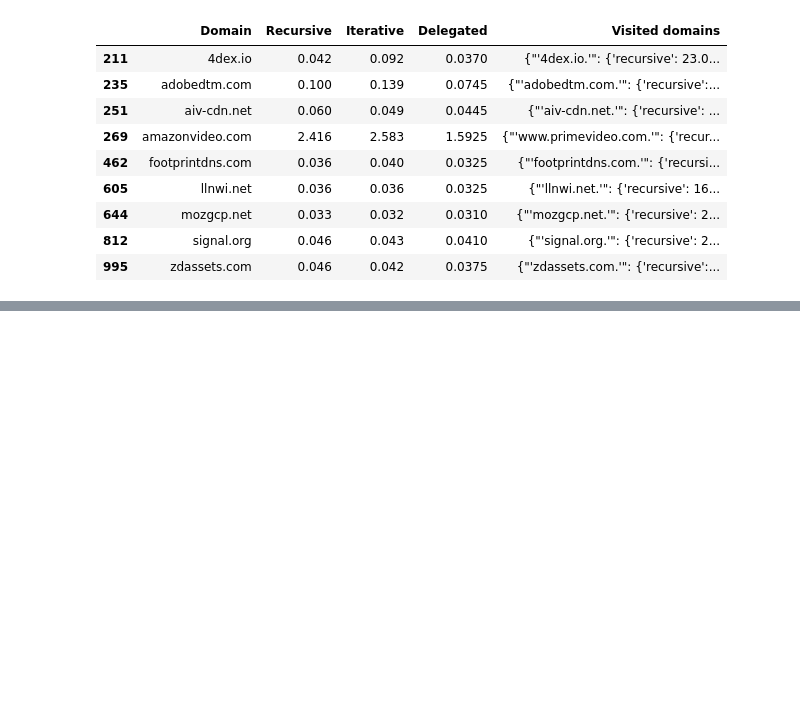
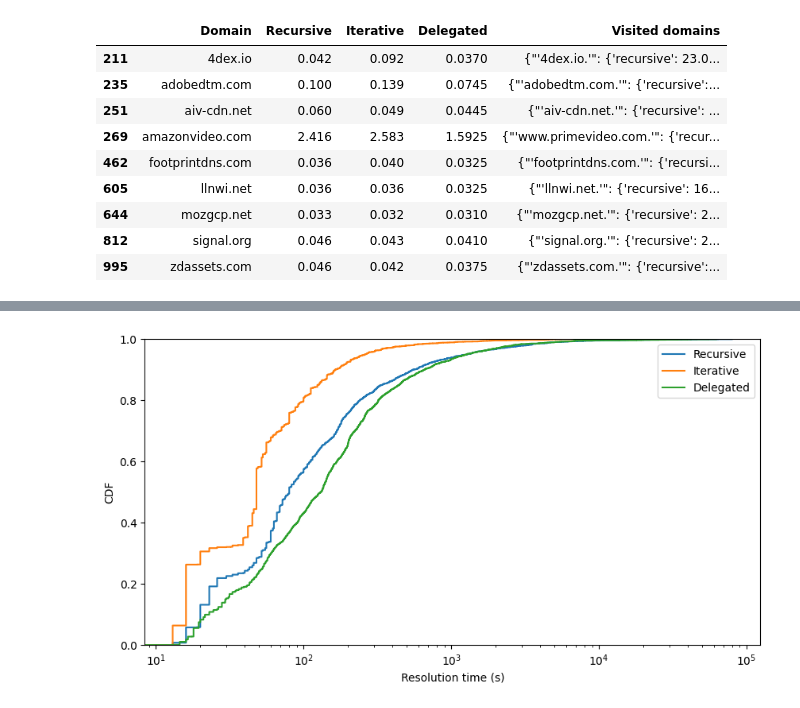
Before and after one commit to SachinJalan/DNS-Renaissance, a Jupyter notebook: plot-delegation.ipynb, the cells around one changed output, grey strips where cells are left out. Saved outputs shown, nothing was run; the diff lists cells and outputs as text; code cells hidden in the pictures; blank space fills up the shorter version.

```diff
--- a/plot-delegation.ipynb
+++ b/plot-delegation.ipynb
@@ -116,11 +117,19 @@ df[df['Delegated'] < df['Recursive']][df['Delegated'] < df['Iterative']]
 | 812 | signal.org | 0.046 | 0.043 | 0.0410 | {"'signal.org.'": {'recursive': 2... |
 | 995 | zdassets.com | 0.046 | 0.042 | 0.0375 | {"'zdassets.com.'": {'recursive':... |
 # %%
-visited_domains_df = pd.DataFrame(columns=['Domain', 'Recursive', 'Iterative', 'Delegated'])
+data = []
 
 for row in df["Visited domains"]:
-    for key, val in eval(row):
-        visited_domains_df = visited_domains_df.append({'Domain': key, 'Recursive': val['recursive'], 'Iterative': val['iterative'], 'Delegated': val['delegated']}, ignore_index=True)
+    for key, val in eval(row).items():
+        data.append({
+            'Domain': key,
+            'Recursive': val['recursive'],
+            'Iterative': val['iterative'],
+            'Delegated': val['delegated']
+        })
 
+visited_domains_df = pd.DataFrame(data)
+
+print(visited_domains_df.shape)
 visited_domains_df.head()
 # %% [output]
@@ -127,0 +159,13 @@ TypeError: string indices must be integers, not 'str'
+# %%
+# plot comparison of recursive, iterative and delegated. We will plot cdf of all three values in one plot vs resolution time in seconds
+plt.figure(figsize=(10, 5))
+sns.ecdfplot(data=visited_domains_df, x='Recursive', label='Recursive')
+sns.ecdfplot(data=visited_domains_df, x='Iterative', label='Iterative')
+sns.ecdfplot(data=visited_domains_df, x='Delegated', label='Delegated')
+plt.xlabel('Resolution time (s)')
+plt.ylabel('CDF')
+plt.Axes.set_xscale(plt.gca(), 'log')
+plt.legend()
+plt.show()
+# %% [output]
+[figure, added]
```
Also changed, not shown: parts of 4 cells of this notebook, 1 other file.
